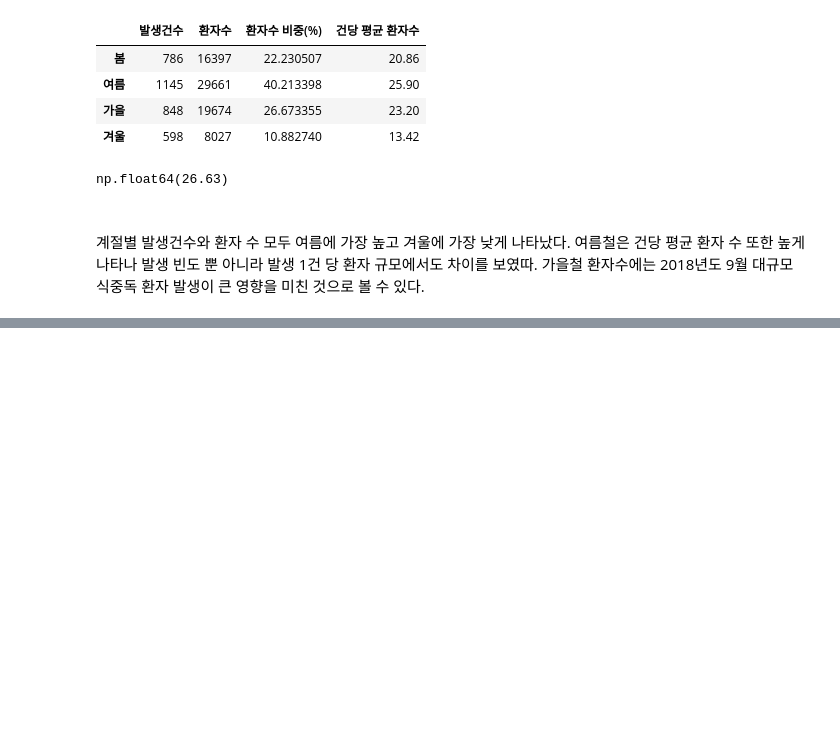
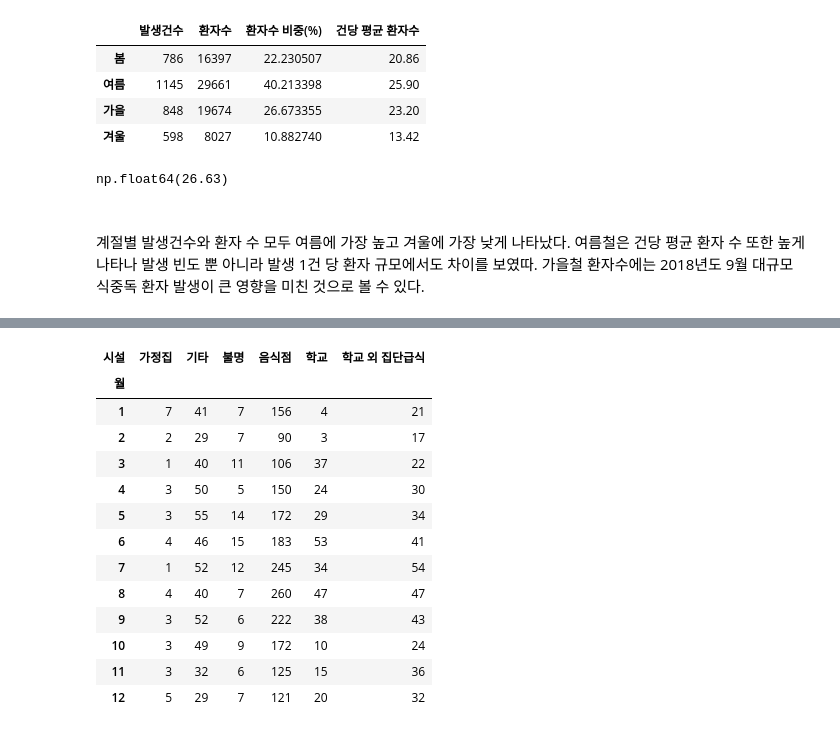
Before and after one commit to mental-18/food-poisoning-analysis, a Jupyter notebook: notebooks/data_analysis.ipynb, the cells around one changed output, grey strips where cells are left out. Cells and saved outputs as stored; diff of their text form; code cells hidden in the pictures; blank space fills up the shorter version.

```diff
--- a/notebooks/data_analysis.ipynb
+++ b/notebooks/data_analysis.ipynb
@@ -272,0 +329,20 @@ np.float64(26.63)
+# %%
+# 월별 / 시설별 발생건수, 환자수 데이터
+month_facility = df.groupby(['월', '시설'])[ ['발생건수', '환자수']].sum()
+# %%
+month_facility['발생건수'].unstack()  # 월별 / 시설별 발생건 수 만 보기
+# %% [output]
+| 시설 | 가정집 | 기타 | 불명 | 음식점 | 학교 | 학교 외 집단급식 |
+| 월 |  |  |  |  |  |  |
+| 1 | 7 | 41 | 7 | 156 | 4 | 21 |
+| 2 | 2 | 29 | 7 | 90 | 3 | 17 |
+| 3 | 1 | 40 | 11 | 106 | 37 | 22 |
+| 4 | 3 | 50 | 5 | 150 | 24 | 30 |
+| 5 | 3 | 55 | 14 | 172 | 29 | 34 |
+| 6 | 4 | 46 | 15 | 183 | 53 | 41 |
+| 7 | 1 | 52 | 12 | 245 | 34 | 54 |
+| 8 | 4 | 40 | 7 | 260 | 47 | 47 |
+| 9 | 3 | 52 | 6 | 222 | 38 | 43 |
+| 10 | 3 | 49 | 9 | 172 | 10 | 24 |
+| 11 | 3 | 32 | 6 | 125 | 15 | 36 |
+| 12 | 5 | 29 | 7 | 121 | 20 | 32 |
```
Also changed, not shown: parts of 7 cells of this notebook.
